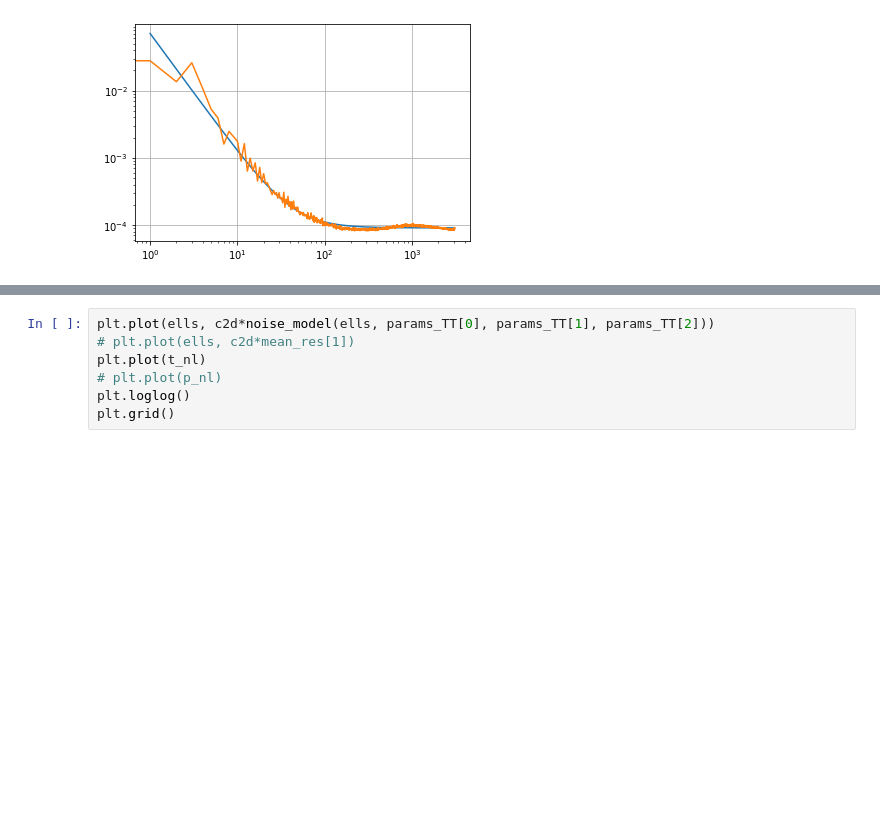
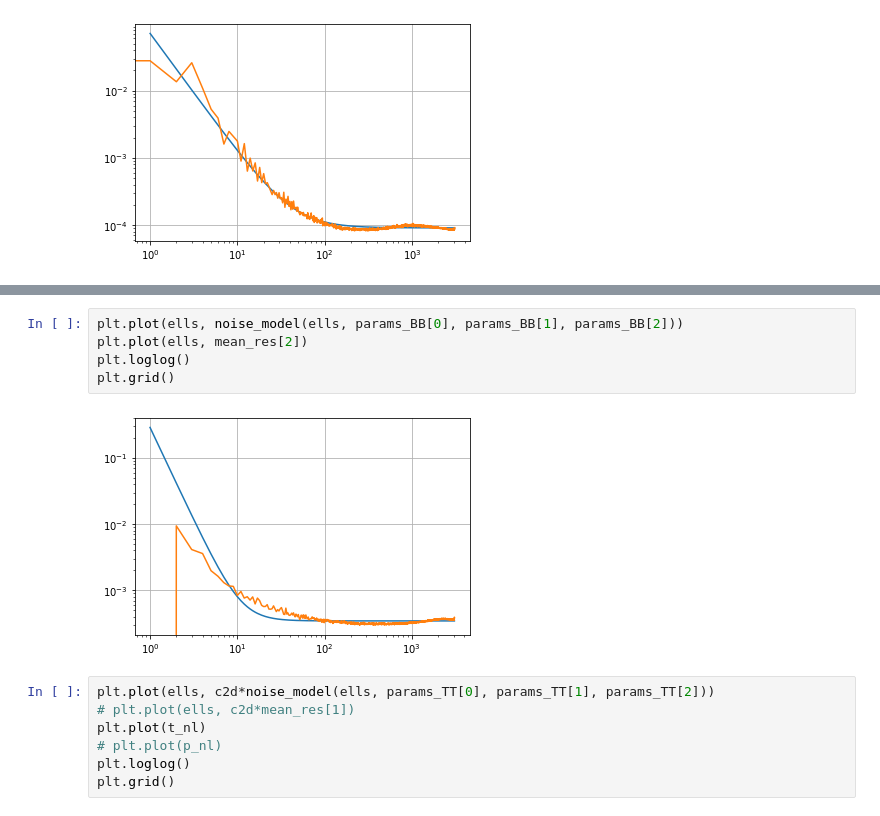
Before and after one commit to catyz/destripe, a Jupyter notebook: npipe_test.ipynb, the cells around one changed output, grey strips where cells are left out. Saved outputs shown, nothing was run; the diff lists cells and outputs as text; blank space fills up the shorter version.

```diff
--- a/npipe_test.ipynb
+++ b/npipe_test.ipynb
@@ -126,3 +149,10 @@ plt.grid()
+# %%
+plt.plot(ells, noise_model(ells, params_BB[0], params_BB[1], params_BB[2]))
+plt.plot(ells, mean_res[2])
+plt.loglog()
+plt.grid()
+# %% [output]
+[figure, added]
 # %%
 plt.plot(ells, c2d*noise_model(ells, params_TT[0], params_TT[1], params_TT[2]))
 # plt.plot(ells, c2d*mean_res[1])
```
Also changed, not shown: parts of 11 cells of this notebook, 6 other files.
